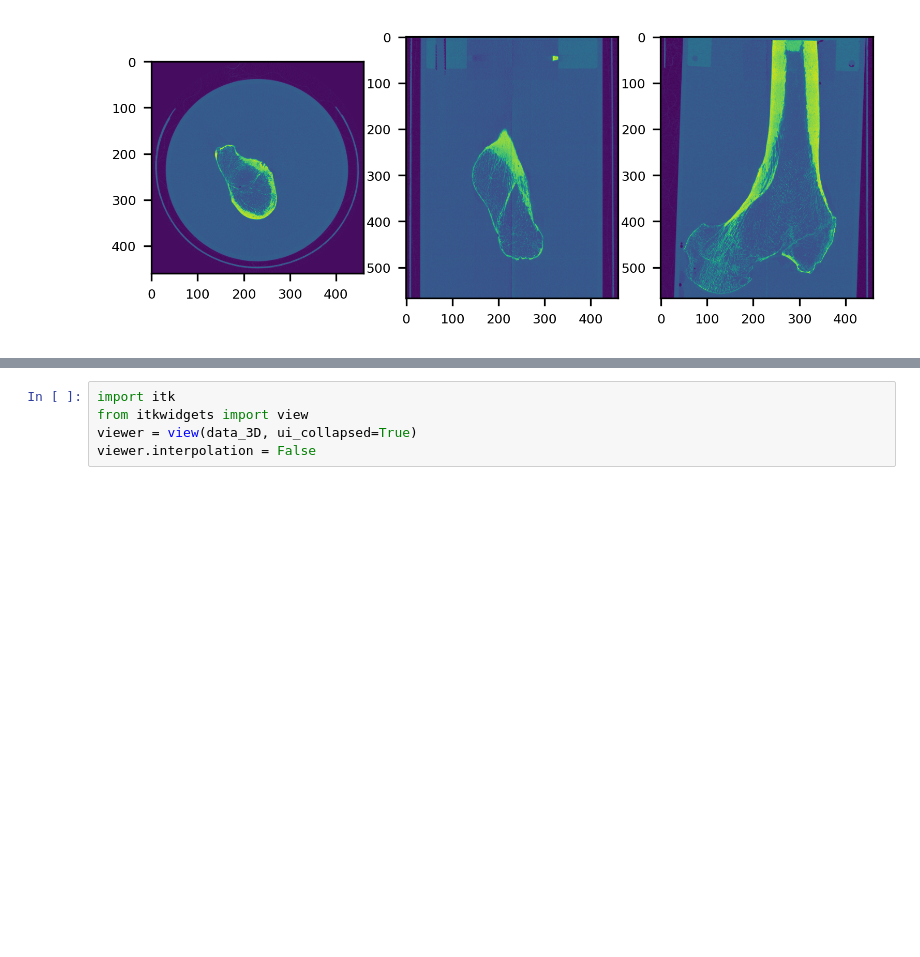
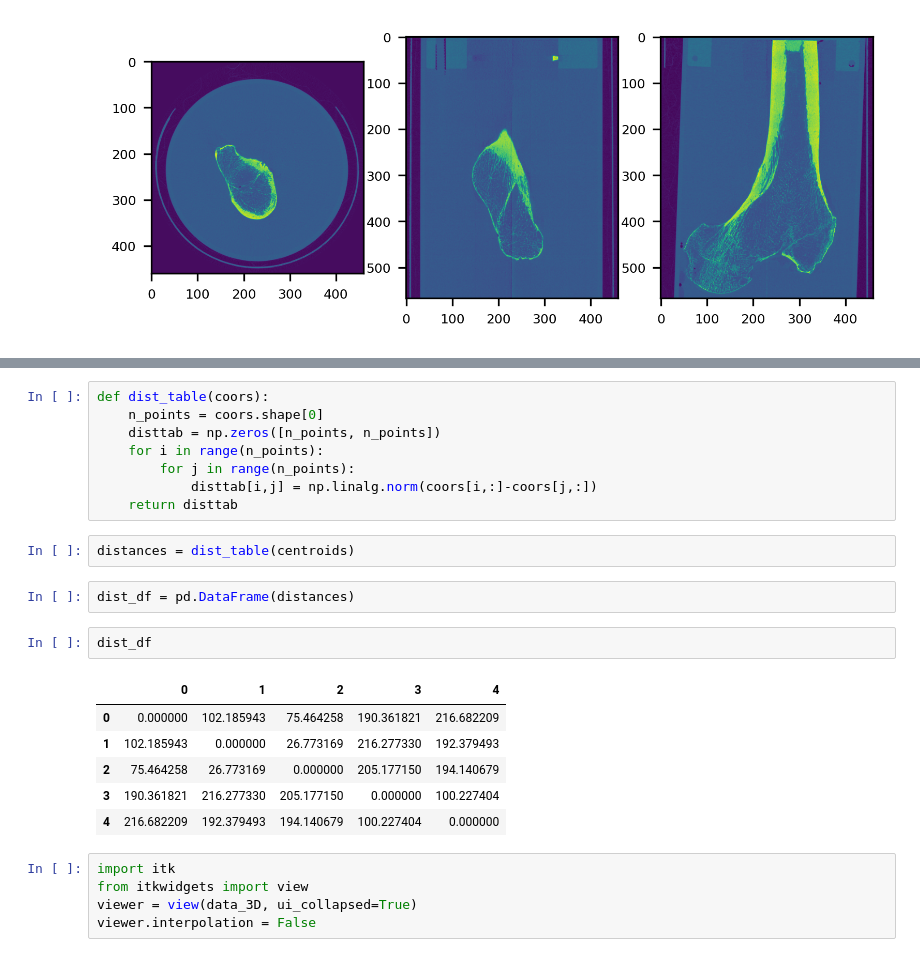
Before and after one commit to gianthk/pyfabric, a Jupyter notebook: notebooks/pyfabric_ex02_prox_femur_multires.ipynb, the cells around one changed output, grey strips where cells are left out. Cells and saved outputs as stored; diff of their text form; blank space fills up the shorter version.

```diff
--- a/notebooks/pyfabric_ex02_prox_femur_multires.ipynb
+++ b/notebooks/pyfabric_ex02_prox_femur_multires.ipynb
@@ -80,3 +133,24 @@ plt.show()
+# %%
+def dist_table(coors):
+    n_points = coors.shape[0]
+    disttab = np.zeros([n_points, n_points])
+    for i in range(n_points):
+        for j in range(n_points):
+            disttab[i,j] = np.linalg.norm(coors[i,:]-coors[j,:])
+    return disttab
+# %%
+distances = dist_table(centroids)
+# %%
+dist_df = pd.DataFrame(distances)
+# %%
+dist_df
+# %% [output]
+|  | 0 | 1 | 2 | 3 | 4 |
+| 0 | 0.000000 | 102.185943 | 75.464258 | 190.361821 | 216.682209 |
+| 1 | 102.185943 | 0.000000 | 26.773169 | 216.277330 | 192.379493 |
+| 2 | 75.464258 | 26.773169 | 0.000000 | 205.177150 | 194.140679 |
+| 3 | 190.361821 | 216.277330 | 205.177150 | 0.000000 | 100.227404 |
+| 4 | 216.682209 | 192.379493 | 194.140679 | 100.227404 | 0.000000 |
 # %%
 import itk
 from itkwidgets import view
```
Also changed, not shown: parts of 18 cells of this notebook.
